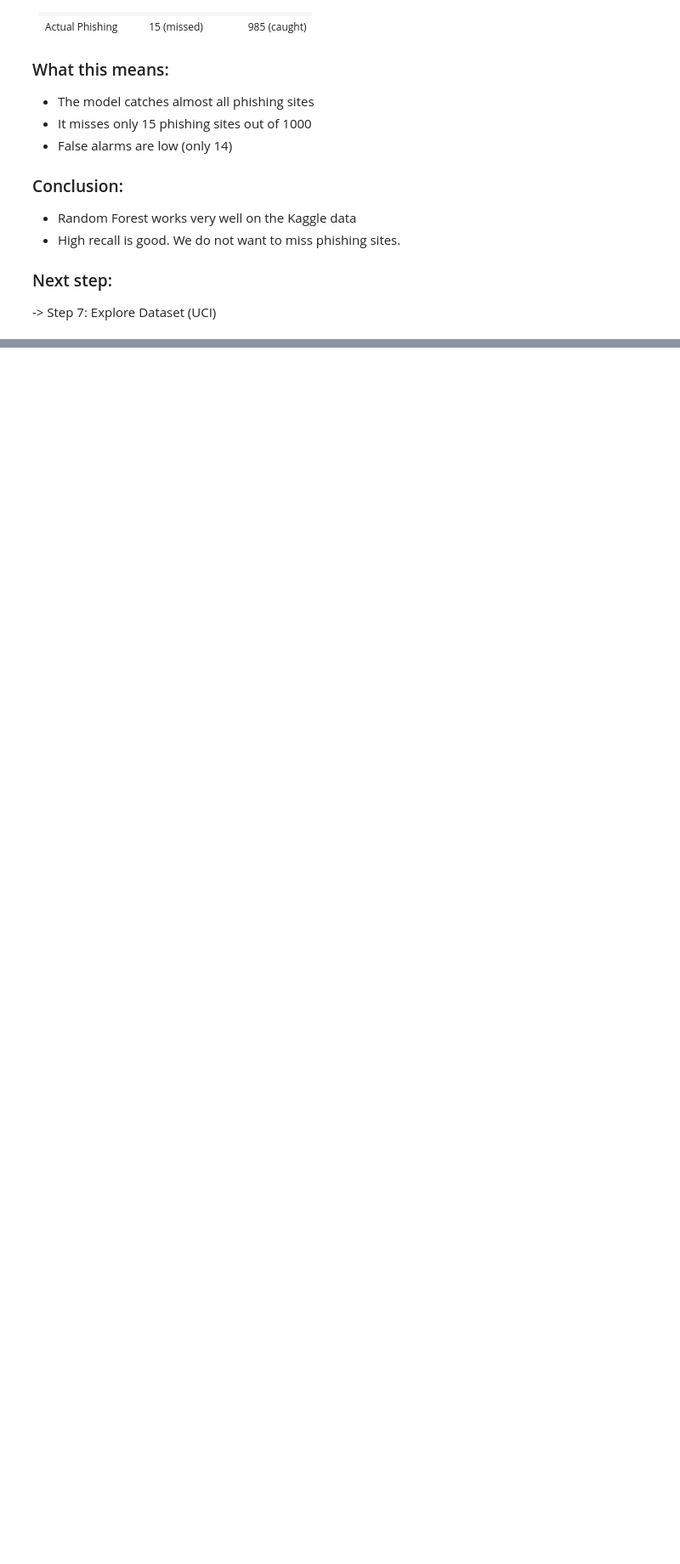
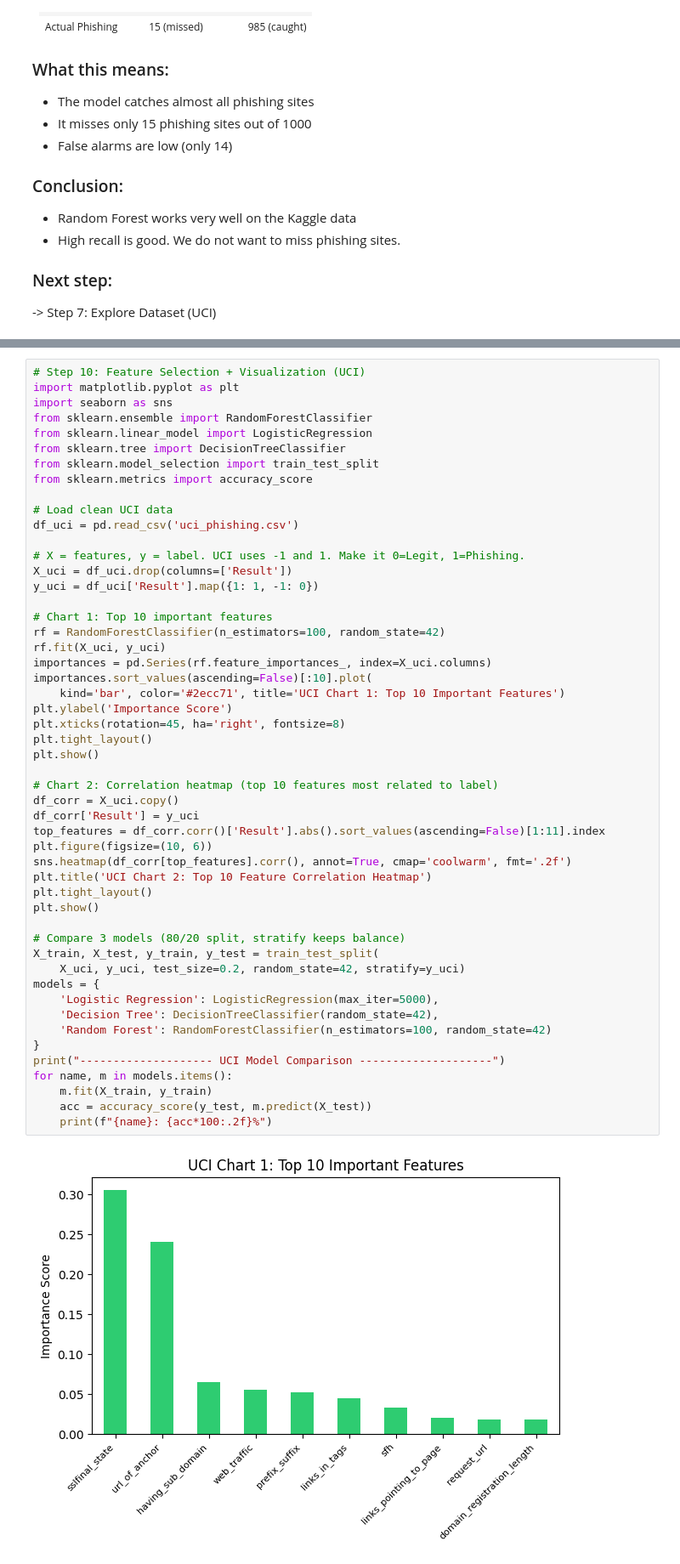
Before and after one commit to zhang-systems/phishing-detection, a Jupyter notebook: phishing.ipynb, the cells around one changed output, grey strips where cells are left out. Shown at 85% size. Cells and saved outputs as stored; diff of their text form; blank space fills up the shorter version.

```diff
--- a/phishing.ipynb
+++ b/phishing.ipynb
@@ -448,0 +710,53 @@ weighted avg       0.99      0.99      0.99      2000
+# %%
+# Step 10: Feature Selection + Visualization (UCI)
+import matplotlib.pyplot as plt
+import seaborn as sns
+from sklearn.ensemble import RandomForestClassifier
+from sklearn.linear_model import LogisticRegression
+from sklearn.tree import DecisionTreeClassifier
+from sklearn.model_selection import train_test_split
+from sklearn.metrics import accuracy_score
+
+# Load clean UCI data
+df_uci = pd.read_csv('uci_phishing.csv')
+
+# X = features, y = label. UCI uses -1 and 1. Make it 0=Legit, 1=Phishing.
+X_uci = df_uci.drop(columns=['Result'])
+y_uci = df_uci['Result'].map({1: 1, -1: 0})
+
+# Chart 1: Top 10 important features
+rf = RandomForestClassifier(n_estimators=100, random_state=42)
+rf.fit(X_uci, y_uci)
+importances = pd.Series(rf.feature_importances_, index=X_uci.columns)
+importances.sort_values(ascending=False)[:10].plot(
+    kind='bar', color='#2ecc71', title='UCI Chart 1: Top 10 Important Features')
+plt.ylabel('Importance Score')
+plt.xticks(rotation=45, ha='right', fontsize=8)
+plt.tight_layout()
+plt.show()
+
+# Chart 2: Correlation heatmap (top 10 features most related to label)
+df_corr = X_uci.copy()
+df_corr['Result'] = y_uci
+top_features = df_corr.corr()['Result'].abs().sort_values(ascending=False)[1:11].index
+plt.figure(figsize=(10, 6))
+sns.heatmap(df_corr[top_features].corr(), annot=True, cmap='coolwarm', fmt='.2f')
+plt.title('UCI Chart 2: Top 10 Feature Correlation Heatmap')
+plt.tight_layout()
+plt.show()
+
+# Compare 3 models (80/20 split, stratify keeps balance)
+X_train, X_test, y_train, y_test = train_test_split(
+    X_uci, y_uci, test_size=0.2, random_state=42, stratify=y_uci)
+models = {
+    'Logistic Regression': LogisticRegression(max_iter=5000),
+    'Decision Tree': DecisionTreeClassifier(random_state=42),
+    'Random Forest': RandomForestClassifier(n_estimators=100, random_state=42)
+}
+print("-------------------- UCI Model Comparison --------------------")
+for name, m in models.items():
+    m.fit(X_train, y_train)
+    acc = accuracy_score(y_test, m.predict(X_test))
+    print(f"{name}: {acc*100:.2f}%")
+# %% [output]
+[figure, added]
```
Also changed, not shown: parts of 12 cells of this notebook, 2 other files.
